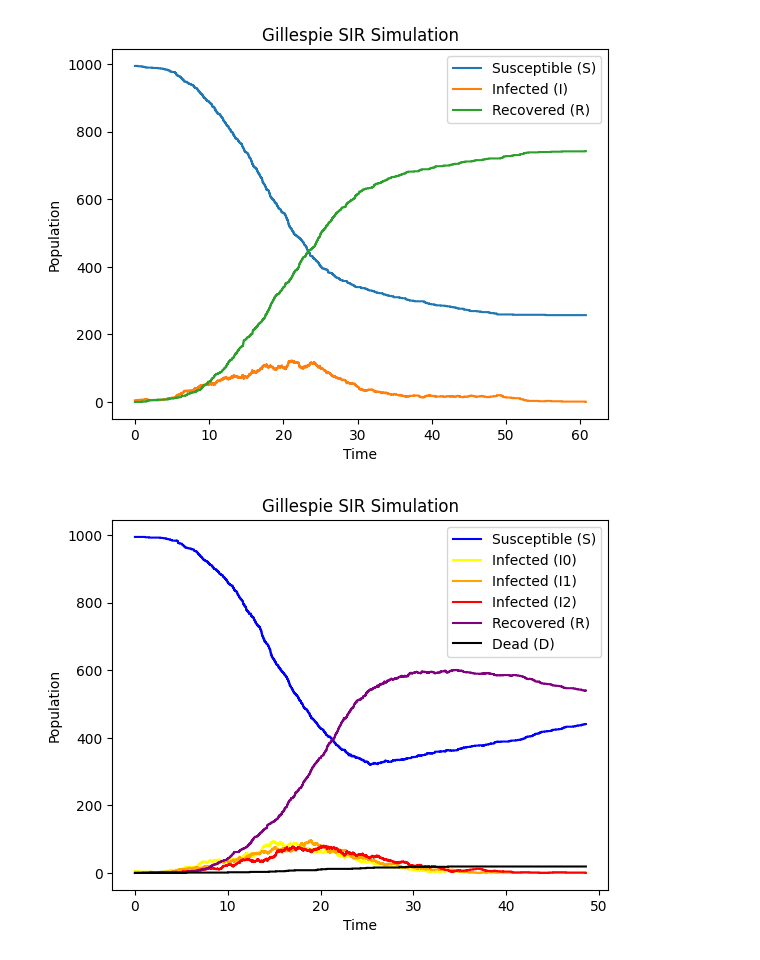
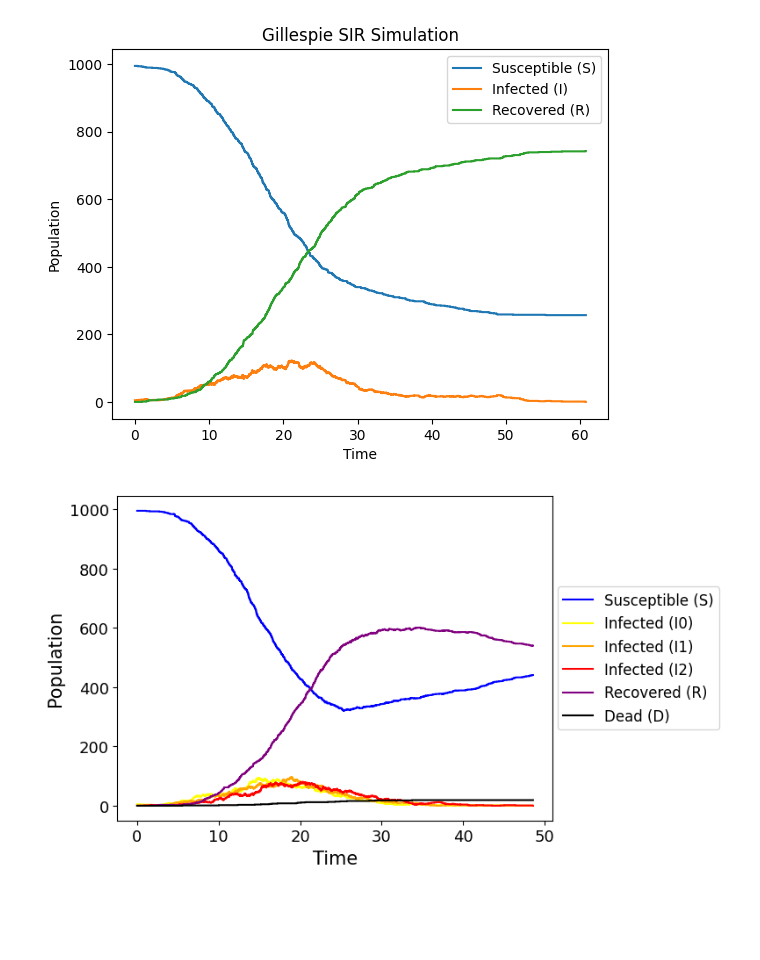
Before and after one commit to s224399/Stoc_sim_2k26, a Jupyter notebook: Project_2/Project2_Blanche.ipynb, the cells around one changed output. Drawn from its saved outputs; the diff is of its cells as text; code cells hidden in the pictures; blank space fills up the shorter version.

Commit message:
last update vaccine

```diff
--- a/Project_2/Project2_Blanche.ipynb
+++ b/Project_2/Project2_Blanche.ipynb
@@ -100,16 +101,19 @@ def gillespie_no_vaccine(s_init, i0_init, beta, gamma, mu, rho, eta, t_tot, rng)
     Gillespie simulation of the SIR model
 
     Inputs:
-    s0 is the initial number of susceptible individuals
-    i0 is the initial number of infected people
-    r0 is the initial number of people who recovered
+    s_init is the initial number of susceptible individuals
+    i0_init is the initial number of infected people
     beta is the infection rate
     gamma is the recovery rate
+    mu is the death rate
+    rho is the rate of evolution of the infection
+    eta is the rate at which individuals become susceptible again
     t_tot is the duration of the simulation
 
     Outputs:
     T is the list of times
-    S, I and R are the number of people in each compartments at each t
+    S, I0, I1, I2, R and D are the number of people in each compartments at each time t
+    tot_inf is the total number of contracted infections during the pandemic
     """
 
     # Start at time t0
@@ -122,6 +126,7 @@ def gillespie_no_vaccine(s_init, i0_init, beta, gamma, mu, rho, eta, t_tot, rng)
     I2 = [i2]
     R = [r]
     D = [d]
+    tot_inf = 0
 
     beta0, beta1 = beta
     mu1, mu2 = mu
@@ -173,9 +178,11 @@ def gillespie_no_vaccine(s_init, i0_init, beta, gamma, mu, rho, eta, t_tot, rng)
         if j == 0:          # infection by I0
             s -= 1
             i0 += 1
+            tot_inf += 1
         elif j == 1:        # infection by I1
             s -= 1
             i0 += 1
+            tot_inf += 1
         elif j == 2:        # I0 -> I1
             i0 -= 1
             i1 += 1
@@ -186,40 +193,42 @@ def gillespie_no_vaccine(s_init, i0_init, beta, gamma, mu, rho, eta, t_tot, rng)
             i1 -= 1
             d += 1
         elif j==5:          # I2 -> D
             i2 -= 1
             d += 1
         elif j==6:          # I2 -> R
             i2 -= 1
             r += 1
         elif j==7:          # R -> S
             r -= 1
             s += 1
 
         T.append(t)
         S.append(s)
         I0.append(i0)
         I1.append(i1)
         I2.append(i2)
         R.append(r)
         D.append(d)
 
-    return T, S, I0, I1, I2, R, D
+    return T, S, I0, I1, I2, R, D, tot_inf
 
-T, S, I0, I1, I2, R, D = gillespie_no_vaccine(s_init, i0_init, beta, gamma, mu, rho, eta, t_tot, rng)
+T, S, I0, I1, I2, R, D, tot_inf = gillespie_no_vaccine(s_init, i0_init, beta, gamma, mu, rho, eta, t_tot, rng)
 
 plt.step(T, S, where='post', label='Susceptible (S)', color='blue')
 plt.step(T, I0, where='post', label='Infected (I0)', color='yellow')
 plt.step(T, I1, where='post', label='Infected (I1)', color='orange')
 plt.step(T, I2, where='post', label='Infected (I2)', color='red')
 plt.step(T, R, where='post', label='Recovered (R)', color='purple')
 plt.step(T, D, where='post', label='Dead (D)', color='black')
-plt.xlabel("Time")
-plt.ylabel("Population")
-plt.title("Gillespie SIR Simulation")
-plt.legend()
+plt.xlabel("Time", fontsize=15)
+plt.ylabel("Population", fontsize=15)
+plt.tick_params(axis='both', labelsize=13)
+# plt.title("Gillespie SIR Simulation")
+plt.legend(fontsize=12, loc='center right', bbox_to_anchor=(1.4, 0.5))
+#plt.legend(handles, labels, loc='center left', bbox_to_anchor=(0.91, 0.5))
 plt.show()
 # %% [output]
-[figure, old version]
+[figure, new version]
 # %%
 rng = np.random.default_rng(30)
 
```
Also changed, not shown: parts of 5 cells of this notebook.
